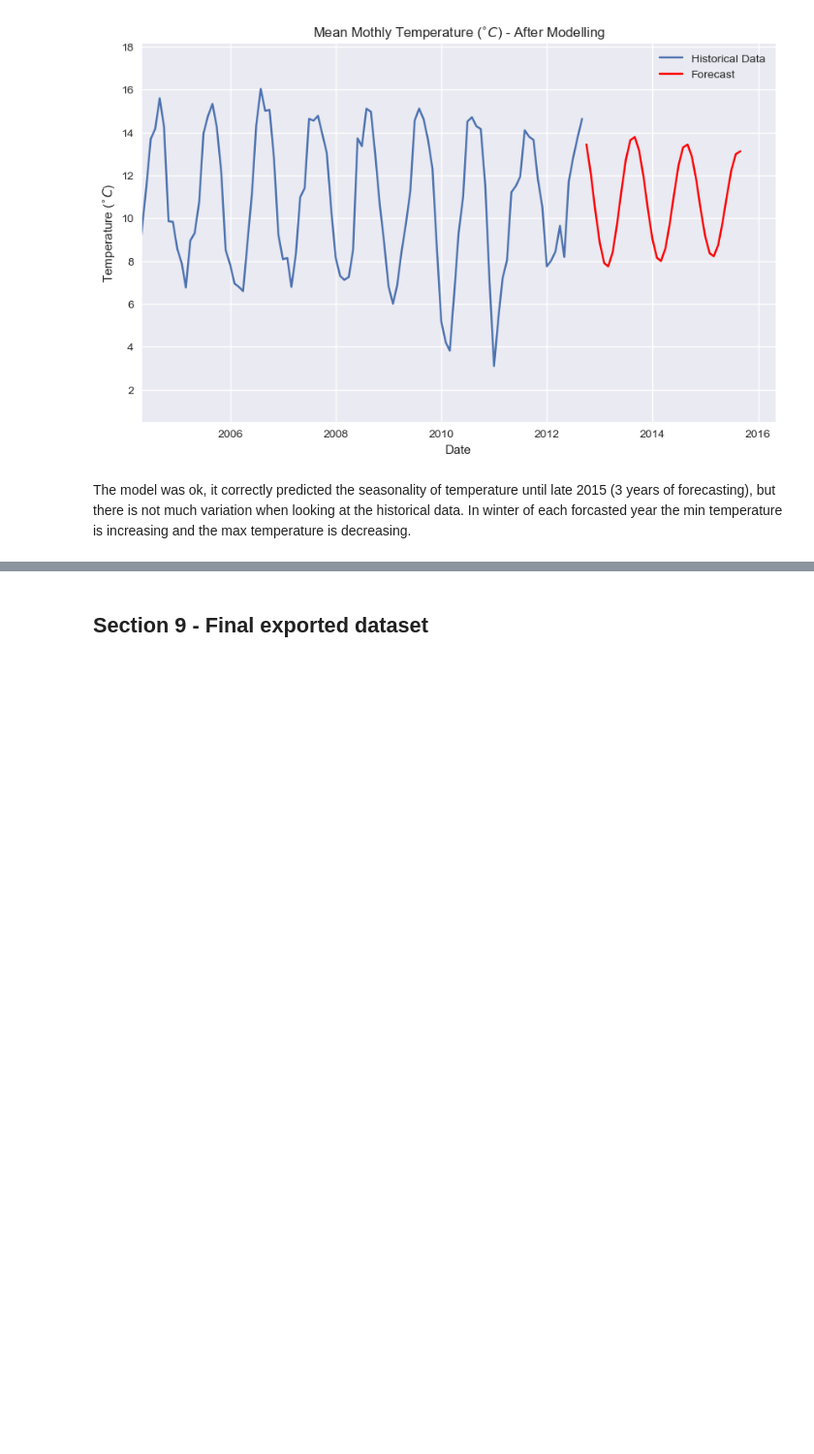
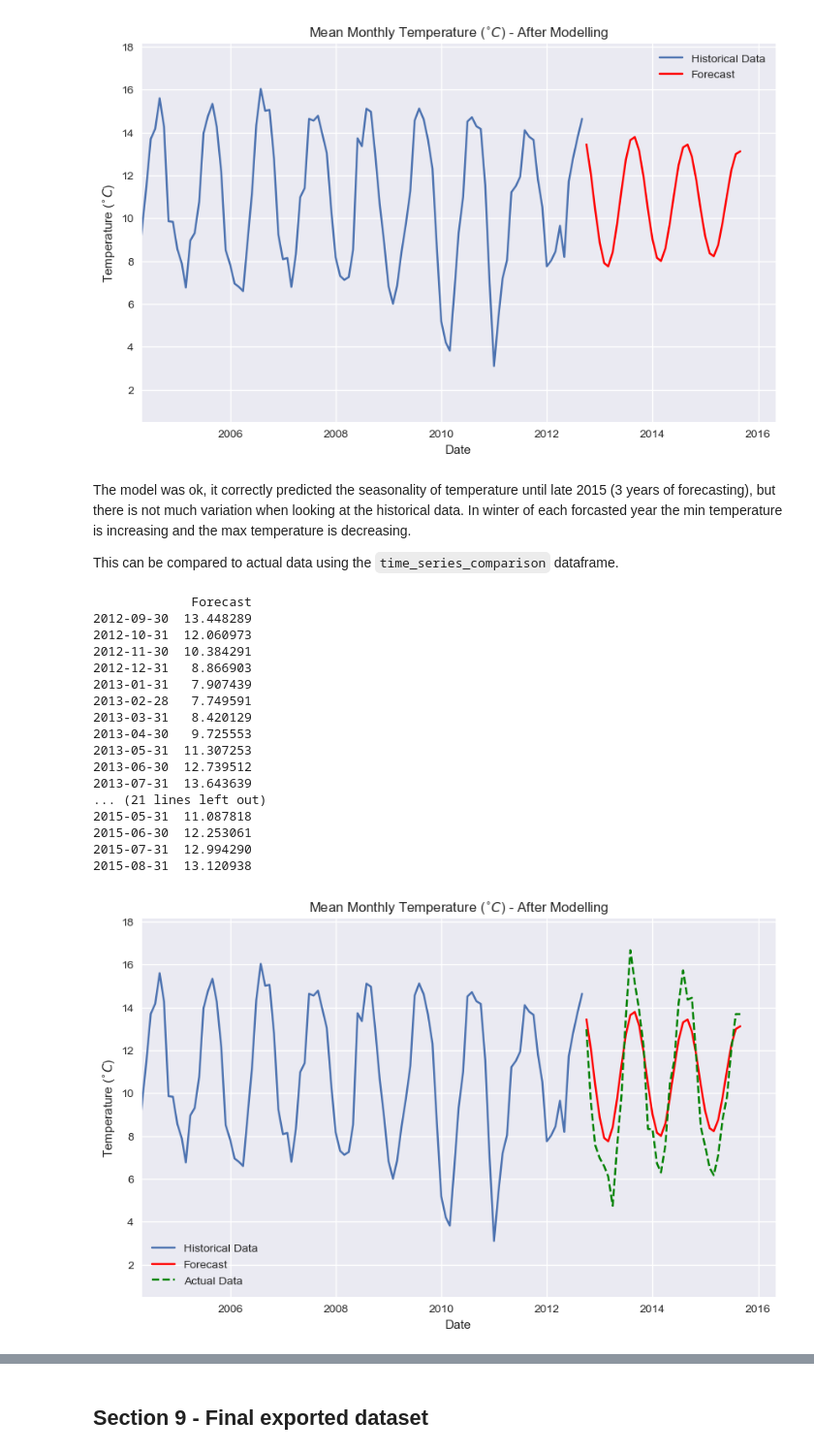
Before and after one commit to EllenMcG/PFDA, a Jupyter notebook: project/project.ipynb, the cells around one changed output, grey strips where cells are left out. Shown at 97% size. Drawn from its saved outputs; the diff is of its cells as text; code cells hidden in the pictures; blank space fills up the shorter version.

Commit message:
Adding actual comparison to ARIMA model forecast

```diff
--- a/project/project.ipynb
+++ b/project/project.ipynb
@@ -325,0 +334,9 @@ Further information and cleaning of whitespace is documented within `research.ip
+# %%
+time_series_comparison = data[['rain','temp']].resample('ME').mean()
+
+start_date = pd.to_datetime('2012-09-30')
+end_date = pd.to_datetime('2015-08-31')
+# start_date = '2012-09-30'
+# end_date = '2015-08-31'
+time_series_comparison = time_series_comparison.loc[start_date:end_date]
+print(time_series_comparison.head())
@@ -1129,3 +1154,38 @@ print(forecast_df)
 [figure]
 # %% [markdown]
 The model was ok, it correctly predicted the seasonality of temperature until late 2015 (3 years of forecasting), but there is not much variation when looking at the historical data. In winter of each forcasted year the min temperature is increasing and the max temperature is decreasing.
+
+This can be compared to actual data using the `time_series_comparison` dataframe.
+# %%
+# Comparison of forecast and actual data
+plt.figure(figsize=(10, 6))
+plt.title('Mean Monthly Temperature ($^{\circ}C$) - After Modelling')
+plt.plot(data_monthly_model['temp'], label='Historical Data')
+plt.plot(forecast_df, label='Forecast', color='red')
+plt.plot(time_series_comparison['temp'], label='Actual Data', color='green', linestyle='--')
+plt.xlim(pd.to_datetime('2004-04-30'), pd.to_datetime('2016-04-30'))
+plt.ylabel('Temperature ($^{\circ}C$)')
+plt.xlabel('Date')
+plt.legend();
+
+# Print forecast
+print(forecast_df)
+# %% [output]
+             Forecast
+2012-09-30  13.448289
+2012-10-31  12.060973
+2012-11-30  10.384291
+2012-12-31   8.866903
+2013-01-31   7.907439
+2013-02-28   7.749591
+2013-03-31   8.420129
+2013-04-30   9.725553
+2013-05-31  11.307253
+2013-06-30  12.739512
+2013-07-31  13.643639
+... (21 lines left out)
+2015-05-31  11.087818
+2015-06-30  12.253061
+2015-07-31  12.994290
+2015-08-31  13.120938
+[figure, added]
```
Also changed, not shown: parts of 7 cells of this notebook, 1 other file.
